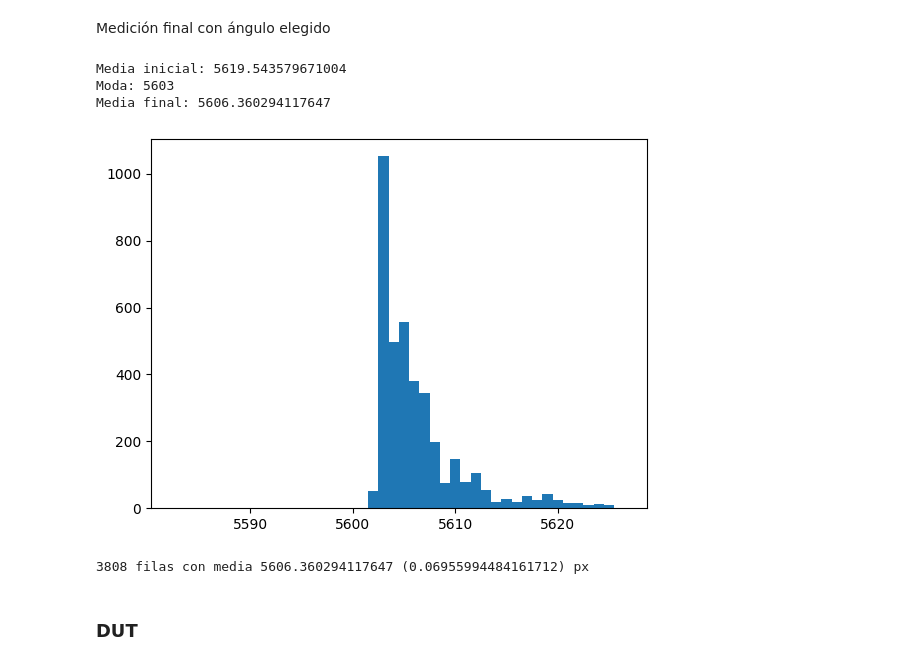
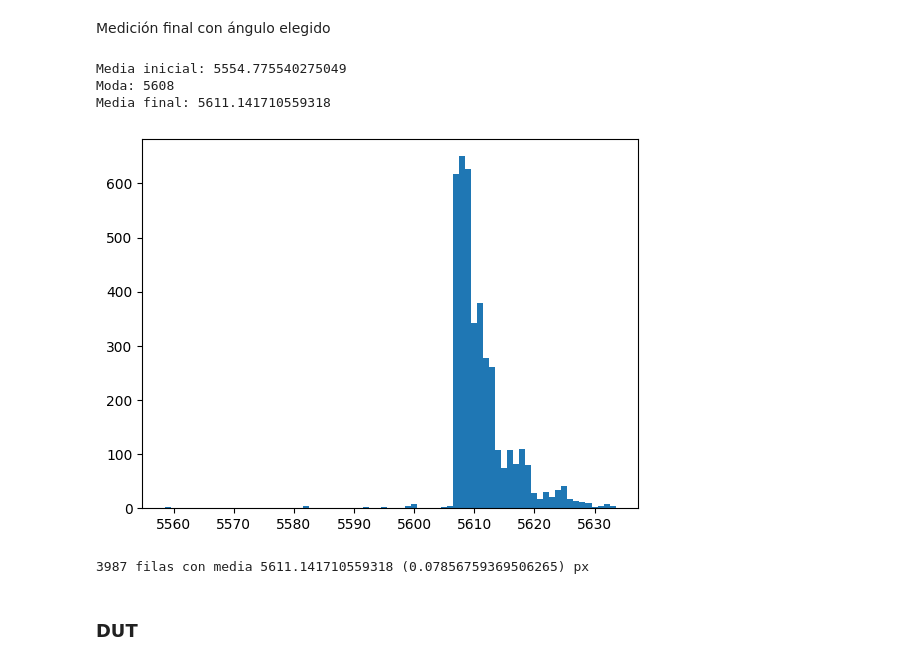
Before and after one commit to MartinMusumano/Medicion_lineas_RF, a Jupyter notebook: medicion_diametros.ipynb, the cells around one changed output. Cells and saved outputs as stored; diff of their text form; code cells hidden in the pictures.

```diff
--- a/medicion_diametros.ipynb
+++ b/medicion_diametros.ipynb
@@ -44,19 +142,0 @@ Comprobar las imágenes de entrada
-# %%
-SCALE = 15  # Factor de escala para visualización
-
-if calcular_patron:
-    patron = cv2.imread(path_patron, cv2.IMREAD_UNCHANGED)
-    if patron.dtype == 'uint16':
-        patron = (patron/256).astype('uint8')
-    patron = delete_bottom(patron, 320)
-    # patron = delete_left(patron, 10)
-    # patron = delete_right(patron, 10)
-    show_image(patron, SCALE)
-
-dut = cv2.imread(path_dut, cv2.IMREAD_UNCHANGED)
-if dut.dtype == 'uint16':
-    dut = (dut/256).astype('uint8')
-dut = delete_bottom(dut, 320)
-dut = delete_left(dut, 600)
-# dut = delete_right(dut, 250)
-show_image(dut, SCALE)
@@ -65,19 +142,0 @@ show_image(dut, SCALE)
-# %%
-if CANNY:
-    # Otros parámetros a definir (ver función Canny_Edges)
-    bs = 3 # blur_size
-    l2g = False #L2gradient
-
-    if calcular_patron:
-        dt1 = DefineThreshold(patron, Canny_Edges, two_params=True, scale=SCALE)
-        th1_pat, th2_pat = dt1.get_th(blur_size = bs, L2gradient = l2g)
-
-    dt1 = DefineThreshold(dut, Canny_Edges, two_params=True, scale=SCALE)
-    th1_dut, th2_dut = dt1.get_th(blur_size = bs, L2gradient = l2g)
-else:
-    if calcular_patron:
-        dt1 = DefineThreshold(patron, Thresholding, two_params=False, scale=SCALE)
-        th1_pat, th2_pat = dt1.get_th()
-
-    dt1 = DefineThreshold(dut, Thresholding, two_params=False, scale=SCALE)
-    th1_dut, th2_dut = dt1.get_th()
@@ -175,20 +182,22 @@ angulo_elegido = 0.2
 # %%
 if calcular_patron:
     img = rotate_and_cut(patron, angulo_elegido)  # Rota la imagen g grados según lo ajustado
-    if CANNY:
+    if METODO==CANNY:
         edges = Canny_Edges(img, th1_pat, th2_pat)    #Deteccion de bordes
-    else:
+    elif METODO==THRESHOLD:
         edges = Thresholding(img, th1_pat, th2_pat)
+    elif METODO==KNEE:
+        edges = Knee_Detection(img, N_pat)
     show_image(edges, SCALE)
     # cv2.imwrite(DIR + "Pat_Edges.bmp", edges)
     diams1 = direct_distance(edges, outlier_percent=1, plot=True)   #Mide distancias entre bordes
     mean_patron, u_patron = measure_distribution(diams1)   #Guarda las medias y desvios
 # %% [output]
-Media inicial: 5619.543579671004
-Moda: 5603
-Media final: 5606.360294117647
+Media inicial: 5554.775540275049
+Moda: 5608
+Media final: 5611.141710559318
-[figure, old version]
+[figure, new version]
-3808 filas con media 5606.360294117647 (0.06955994484161712) px
+3987 filas con media 5611.141710559318 (0.07856759369506265) px
 # %% [markdown]
 ### DUT
 # %%
```
Also changed, not shown: parts of 26 cells of this notebook, 1 other file.
